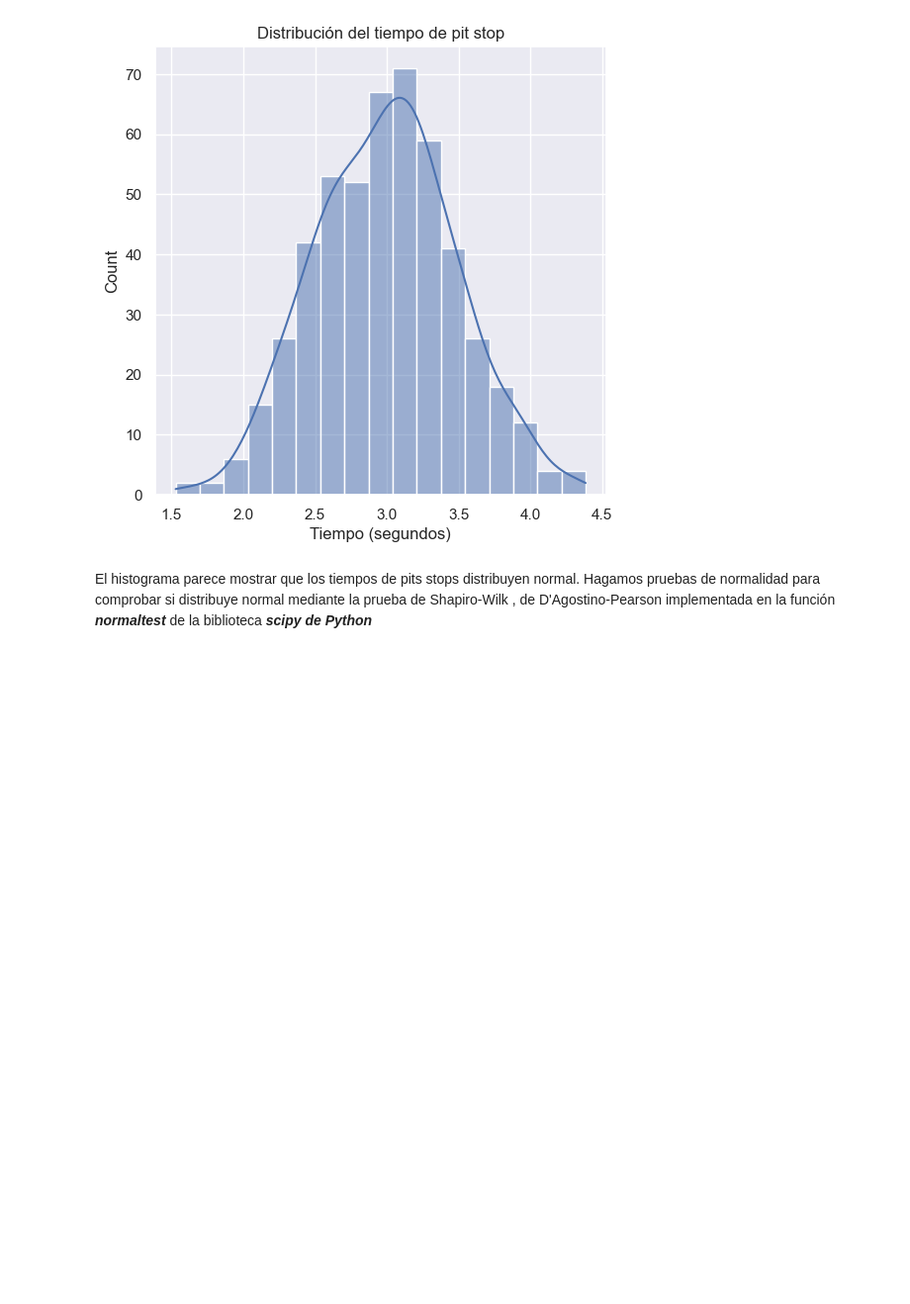
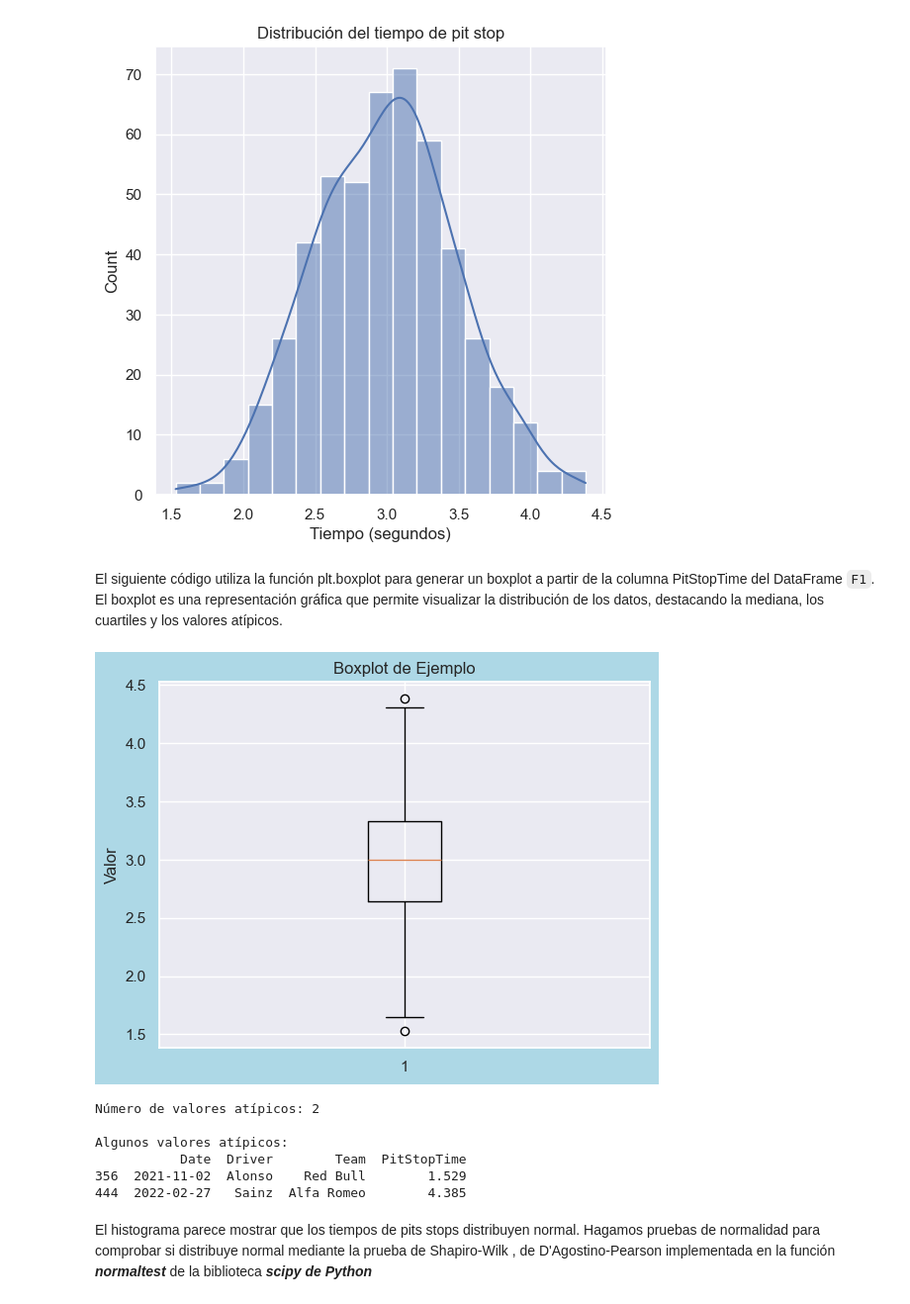
Before and after one commit to JabelResendiz/F1StatsLab, a Jupyter notebook: formula1/f1.ipynb, the cells around one changed output. Shown at 99% size. Cells and saved outputs as stored; diff of their text form; code cells hidden in the pictures; blank space fills up the shorter version.

Commit message:
added boxplot

```diff
--- a/formula1/f1.ipynb
+++ b/formula1/f1.ipynb
@@ -222,6 +222,39 @@ plt.xlabel('Tiempo (segundos)')
 # %% [output]
 Text(0.5, 0, 'Tiempo (segundos)')
 [figure]
+# %% [markdown]
+El siguiente código utiliza la función plt.boxplot para generar un boxplot a partir de la columna PitStopTime del DataFrame `F1`. El boxplot es una representación gráfica que permite visualizar la distribución de los datos, destacando la mediana, los cuartiles y los valores atípicos.
+# %%
+plt.boxplot(f1['PitStopTime'])
+
+plt.gcf().set_facecolor('lightblue')
+
+# Títulos y etiquetas
+plt.title("Boxplot de Ejemplo")
+plt.ylabel("Valor")
+
+# Mostrar el gráfico
+plt.show()
+
+# Calcular valores atípicos
+Q1 = f1['PitStopTime'].quantile(0.25)
+Q3 = f1['PitStopTime'].quantile(0.75)
+IQR = Q3 - Q1
+lower_bound = Q1 - 1.5 * IQR
+upper_bound = Q3 + 1.5 * IQR
+
+outliers = f1[(f1['PitStopTime'] < lower_bound) | (f1['PitStopTime'] > upper_bound)]
+print(f"\nNúmero de valores atípicos: {len(outliers)}")
+print("\nAlgunos valores atípicos:")
+print(outliers[['Date', 'Driver', 'Team', 'PitStopTime']].head())
+# %% [output]
+[figure, added]
+Número de valores atípicos: 2
+
+Algunos valores atípicos:
+           Date  Driver        Team  PitStopTime
+356  2021-11-02  Alonso    Red Bull        1.529
+444  2022-02-27   Sainz  Alfa Romeo        4.385
 # %% [markdown]
 El histograma parece mostrar que los tiempos de pits stops distribuyen normal. Hagamos pruebas de normalidad para comprobar si distribuye normal mediante la prueba de Shapiro-Wilk , de D'Agostino-Pearson implementada en la función ***normaltest*** de la biblioteca ***scipy de Python***
 # %%
```
Also changed, not shown: parts of 15 cells of this notebook, 1 other file.
